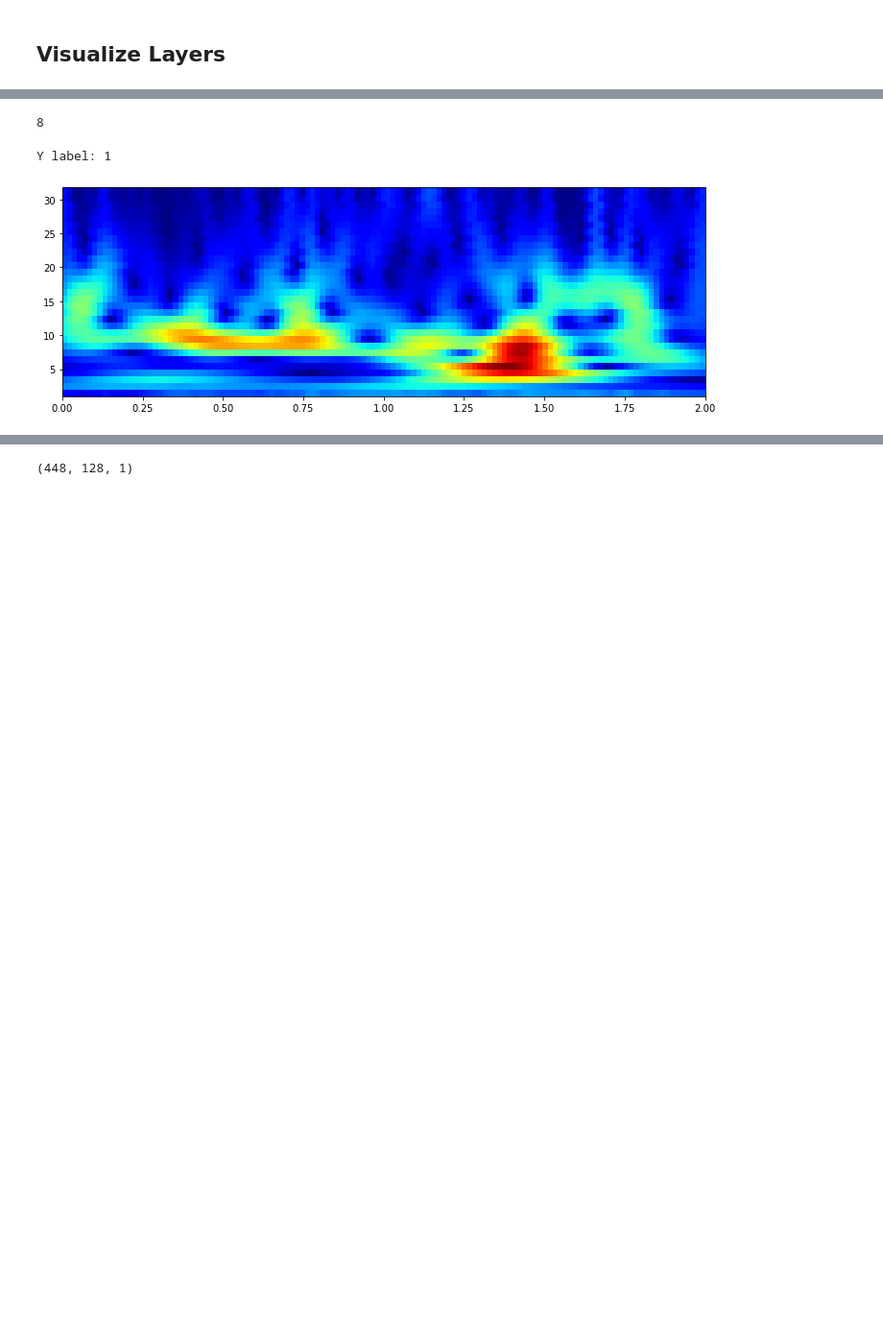
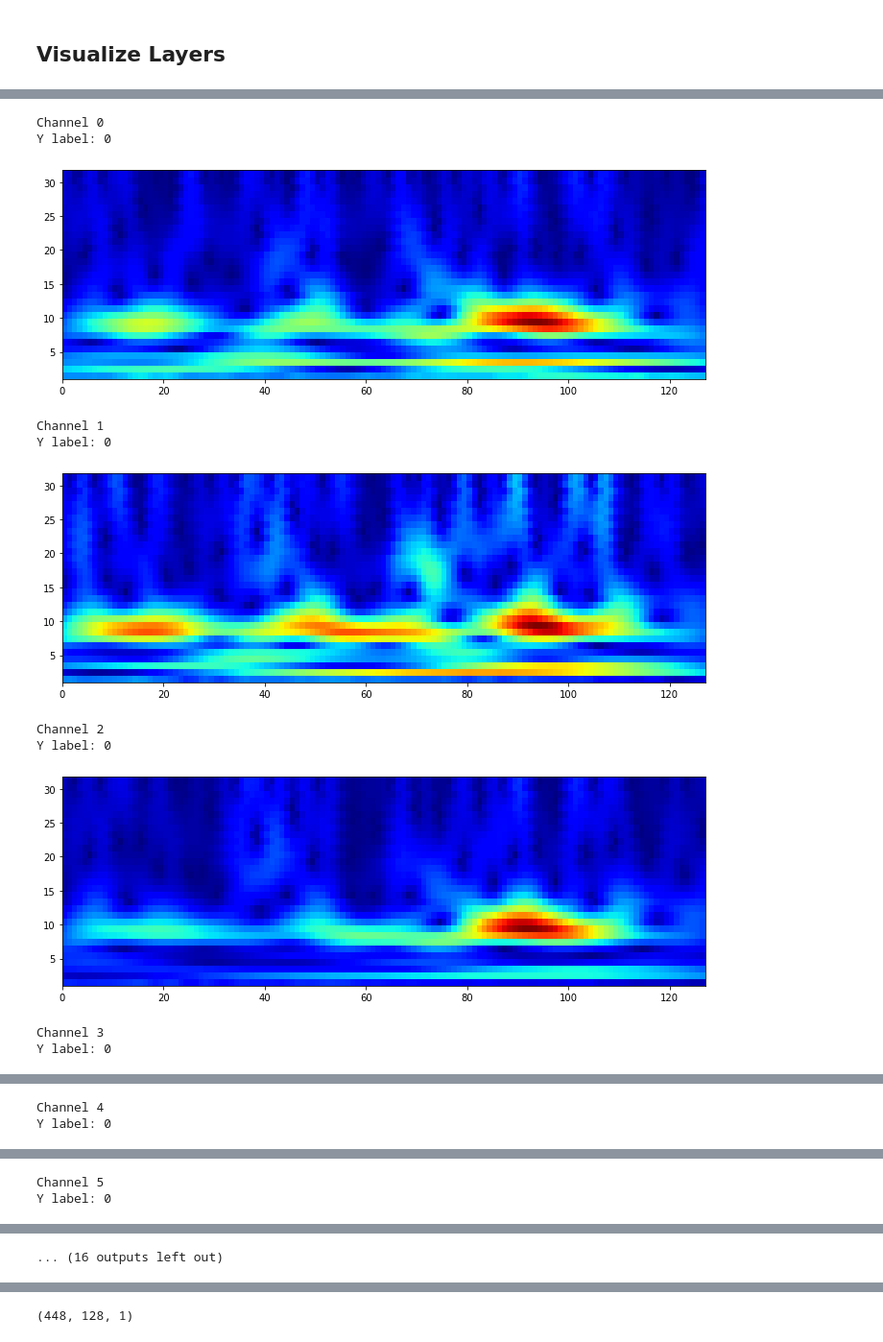
Before and after one commit to Koda98/CSE247-project, a Jupyter notebook: CNN_3D.ipynb, the cells around one changed output, grey strips where cells are left out. Shown at 96% size. Cells and saved outputs as stored; diff of their text form; code cells hidden in the pictures; blank space fills up the shorter version.

```diff
--- a/CNN_3D.ipynb
+++ b/CNN_3D.ipynb
@@ -103,7 +103,8 @@ def plot_scalogram(data, labels, sample_index, channel, N=128, hz=64, T=2, ts=0,
     print("Y label:", labels[sample_index])
 
     plt.rcParams['figure.figsize'] = 12, 4
-    im = plt.pcolormesh(t, freq, np.abs(np.squeeze(data[sample_index][channel])), cmap = 'jet') # 'viridis'
+    x = np.arange(N)
+    im = plt.pcolormesh(x, freq, np.abs(np.squeeze(data[sample_index][channel])), cmap = 'jet') # 'viridis'
 #     plt.title("Scalogram for channel 4 of a TDC subject at rest")
     plt.show()
 # %%
@@ -286,11 +277,0 @@ def display_activation(activations, col_size, row_size, layer, channel):
-# %%
-activations = feature_map_model.predict(X_train[index].reshape(1,14,32,128,1))
-# len(activations[0][0][0][0][0])
-# shape: (10, 1, 14, 32, 128, 8)
-# %% [output]
-8
-# %%
-plot_scalogram(X_train.reshape(6776, 14, 32, 128), y_train, 100, 0)
-# %% [output]
-Y label: 1
-[figure, removed]
@@ -296,0 +292,18 @@ Y label: 1
+# %%
+index = 4000
+
+for i in range(14):
+    print("Channel", i)
+    plot_scalogram(X_train.reshape(6776, 14, 32, 128), y_train, index, i)
+# %% [output]
+Channel 0
+Y label: 0
+[figure, added]
+Channel 1
+Y label: 0
+[figure, added]
+Channel 2
+Y label: 0
+[figure, added]
+Channel 3
+Y label: 0
@@ -296,0 +311,2 @@ Y label: 1
+Channel 4
+Y label: 0
@@ -296,0 +314,2 @@ Y label: 1
+Channel 5
+Y label: 0
@@ -296,0 +317 @@ Y label: 1
+... (16 outputs left out)
```
Also changed, not shown: parts of 16 cells of this notebook, 1 other file.
